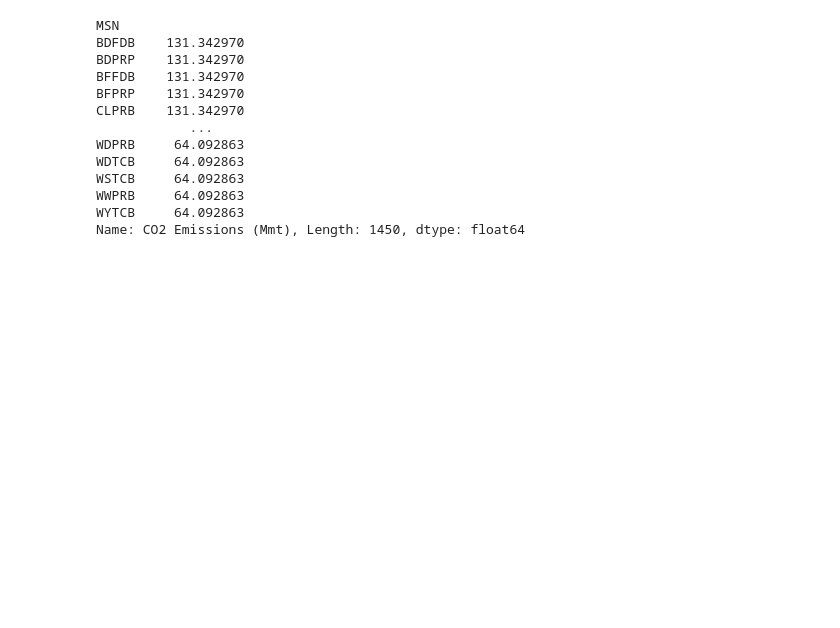
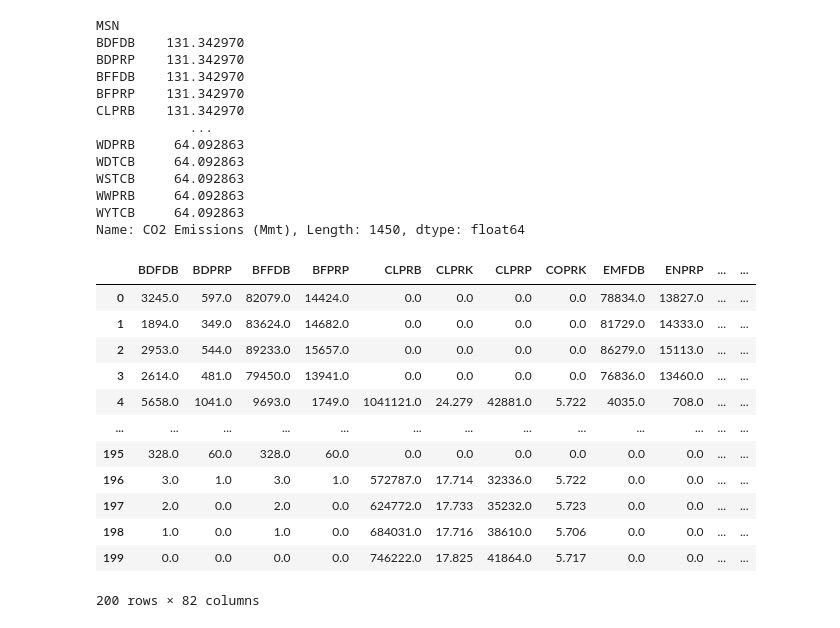
Before and after one commit to EricWithTheC/Datathon-2023-Spring-Dabian, a Jupyter notebook: datathon.ipynb, the cells around one changed output. Cells and saved outputs as stored; diff of their text form; code cells hidden in the pictures; blank space fills up the shorter version.

```diff
--- a/datathon.ipynb
+++ b/datathon.ipynb
@@ -87,28 +87,35 @@ co2_df = pd.DataFrame()
 inves_df = pd.DataFrame()
 year_df = pd.DataFrame()
 
+nextInv_df = pd.DataFrame()
 
 for place in set(data_new['State']):
     state = {'State': place}
 
     for time in set(data_new['Year']):
-        year = {'Year': time}
-        co2 = {'CO2': data_new[(data_new['State']==place) & (data_new['Year']==time)]['CO2 Emissions (Mmt)'][0]} #?
-        inves = {'TotalAmountofAssistance': data_new[(data_new['State']==place) & (data_new['Year']==time)]['TotalAmountofAssistance'][0]}
-        data_sub = data_new.loc[(data_new.State == place) & (data_new.Year == time)]
-        data_sub2 = data_sub.transpose()
-        data_sub3 = data_sub2.loc['Amount',:]
-        df = pd.concat([df,data_sub3], axis = 1)
-        state_df = state_df.append(state, ignore_index = True)
-        co2_df = co2_df.append(co2, ignore_index = True)
-        inves_df = inves_df.append(inves, ignore_index = True)
-        year_df = year_df.append(year, ignore_index = True)
+        if time != 2019:
+            year = {'Year': time}
+            co2 = {'CO2': data_new[(data_new['State']==place) & (data_new['Year']==time)]['CO2 Emissions (Mmt)'][0]} #?
+            inves = {'CurrentAssistance': data_new[(data_new['State']==place) & (data_new['Year']==time)]['TotalAmountofAssistance'][0]}
+            nextInv = {'TargetAssistance': data_new[(data_new['State']==place) & (data_new['Year']==(time+1))]['TotalAmountofAssistance'][0]}
+
+            data_sub = data_new.loc[(data_new.State == place) & (data_new.Year == time)]
+            data_sub2 = data_sub.transpose()
+            data_sub3 = data_sub2.loc['Amount',:]
+            df = pd.concat([df,data_sub3], axis = 1)
+            state_df = state_df.append(state, ignore_index = True)
+            co2_df = co2_df.append(co2, ignore_index = True)
+            inves_df = inves_df.append(inves, ignore_index = True)
+            nextInv_df = nextInv_df.append(nextInv, ignore_index = True)
+            year_df = year_df.append(year, ignore_index = True)
+
 
         #print(state_df)
 
 df = df.transpose()
-df.index = [i for i in range(250)]
+df.index = [i for i in range(200)]
 df = pd.concat([df, state_df],axis=1)
 df = pd.concat([df, co2_df],axis=1)
 df = pd.concat([df, inves_df],axis=1)
-df = pd.concat([df, year_df],axis=1)
+# df = pd.concat([df, year_df],axis=1)
+df = pd.concat([df, nextInv_df],axis=1)
@@ -163,3 +156,20 @@ df = df_state_changed
+# %%
+# df = df_state_changed
+df_state_changed
+# %% [output]
+|  | BDFDB | BDPRP | BFFDB | BFPRP | CLPRB | CLPRK | CLPRP | COPRK | EMFDB | ENPRP | ... | ... |
+| 0 | 3245.0 | 597.0 | 82079.0 | 14424.0 | 0.0 | 0.0 | 0.0 | 0.0 | 78834.0 | 13827.0 | ... | ... |
+| 1 | 1894.0 | 349.0 | 83624.0 | 14682.0 | 0.0 | 0.0 | 0.0 | 0.0 | 81729.0 | 14333.0 | ... | ... |
+| 2 | 2953.0 | 544.0 | 89233.0 | 15657.0 | 0.0 | 0.0 | 0.0 | 0.0 | 86279.0 | 15113.0 | ... | ... |
+| 3 | 2614.0 | 481.0 | 79450.0 | 13941.0 | 0.0 | 0.0 | 0.0 | 0.0 | 76836.0 | 13460.0 | ... | ... |
+| 4 | 5658.0 | 1041.0 | 9693.0 | 1749.0 | 1041121.0 | 24.279 | 42881.0 | 5.722 | 4035.0 | 708.0 | ... | ... |
+| ... | ... | ... | ... | ... | ... | ... | ... | ... | ... | ... | ... | ... |
+| 195 | 328.0 | 60.0 | 328.0 | 60.0 | 0.0 | 0.0 | 0.0 | 0.0 | 0.0 | 0.0 | ... | ... |
+| 196 | 3.0 | 1.0 | 3.0 | 1.0 | 572787.0 | 17.714 | 32336.0 | 5.722 | 0.0 | 0.0 | ... | ... |
+| 197 | 2.0 | 0.0 | 2.0 | 0.0 | 624772.0 | 17.733 | 35232.0 | 5.723 | 0.0 | 0.0 | ... | ... |
+| 198 | 1.0 | 0.0 | 1.0 | 0.0 | 684031.0 | 17.716 | 38610.0 | 5.706 | 0.0 | 0.0 | ... | ... |
+| 199 | 0.0 | 0.0 | 0.0 | 0.0 | 746222.0 | 17.825 | 41864.0 | 5.717 | 0.0 | 0.0 | ... | ... |
+200 rows × 82 columns
 # %%
 from sklearn import linear_model
 x_lst = list(df.columns[:-1])
```
Also changed, not shown: parts of 9 cells of this notebook, 4 other files.
